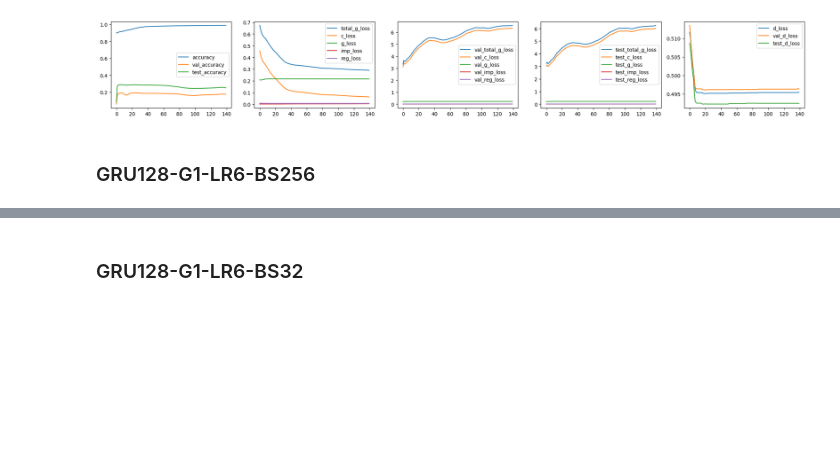
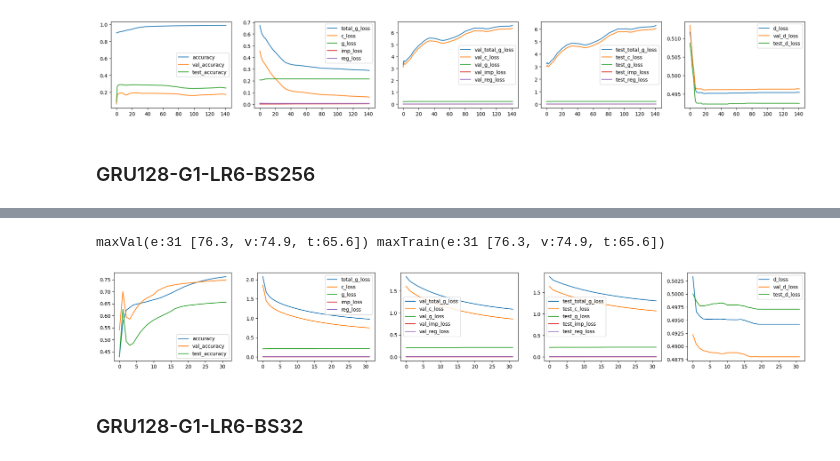
Before and after one commit to dnldsht/AJ-RNN, a Jupyter notebook: res.ipynb, the cells around one changed output, grey strips where cells are left out. Drawn from its saved outputs; the diff is of its cells as text; code cells hidden in the pictures; blank space fills up the shorter version.

```diff
--- a/res.ipynb
+++ b/res.ipynb
@@ -88,4 +104,9 @@ plot_all(get_metrics('results/week48/GRU128-G1-LR6-BS256/seed89')) # sophia
 [figure]
+# %%
+plot_all(get_metrics('results/week48/GRU128-G1-LR6-BS256/seed27836')) # sophia
+# %% [output]
+maxVal(e:31 [76.3, v:74.9, t:65.6]) maxTrain(e:31 [76.3, v:74.9, t:65.6])
+[figure, added]
 # %% [markdown]
 ### GRU128-G1-LR6-BS32
 # %%
```
Also changed, not shown: parts of 6 cells of this notebook.
